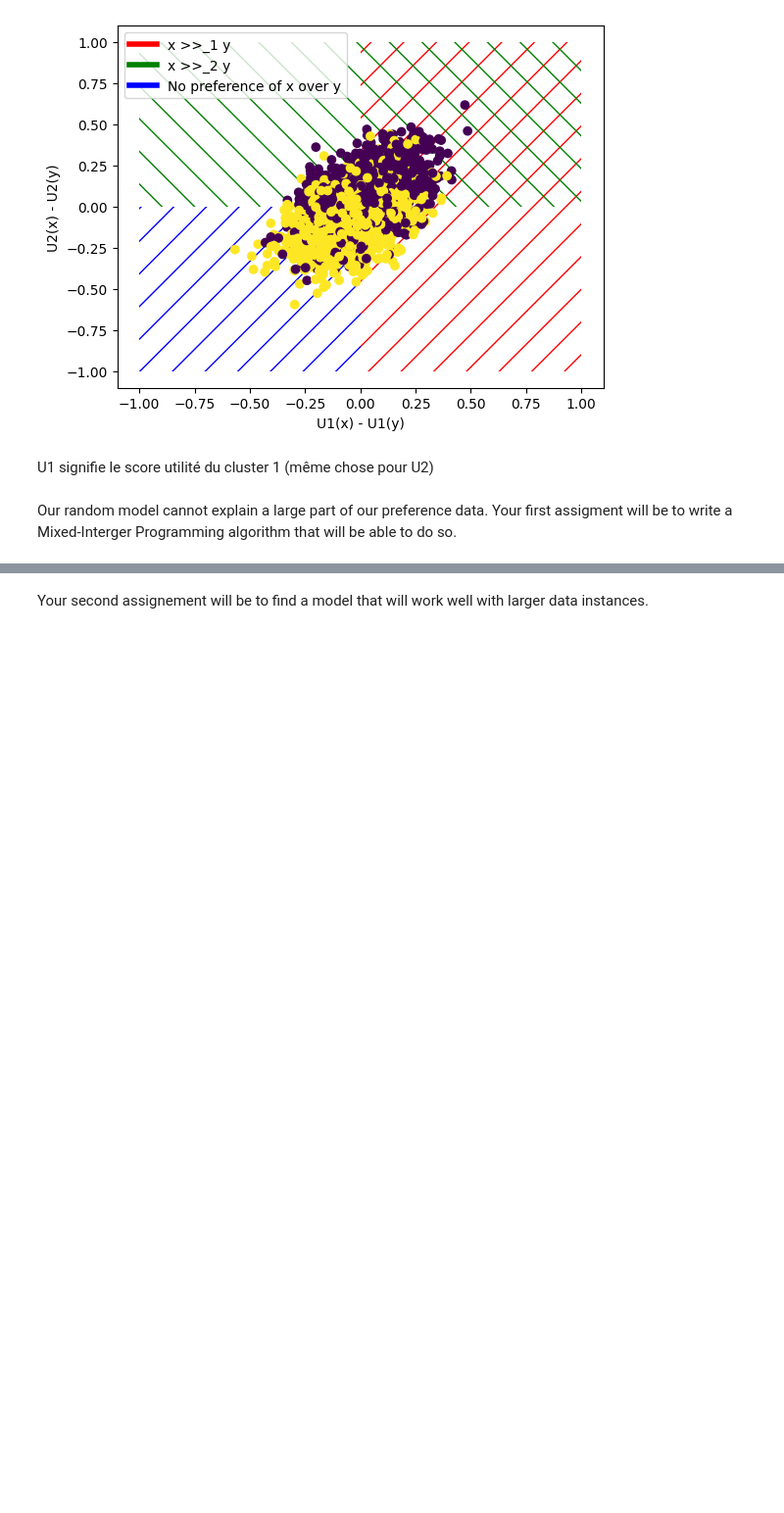
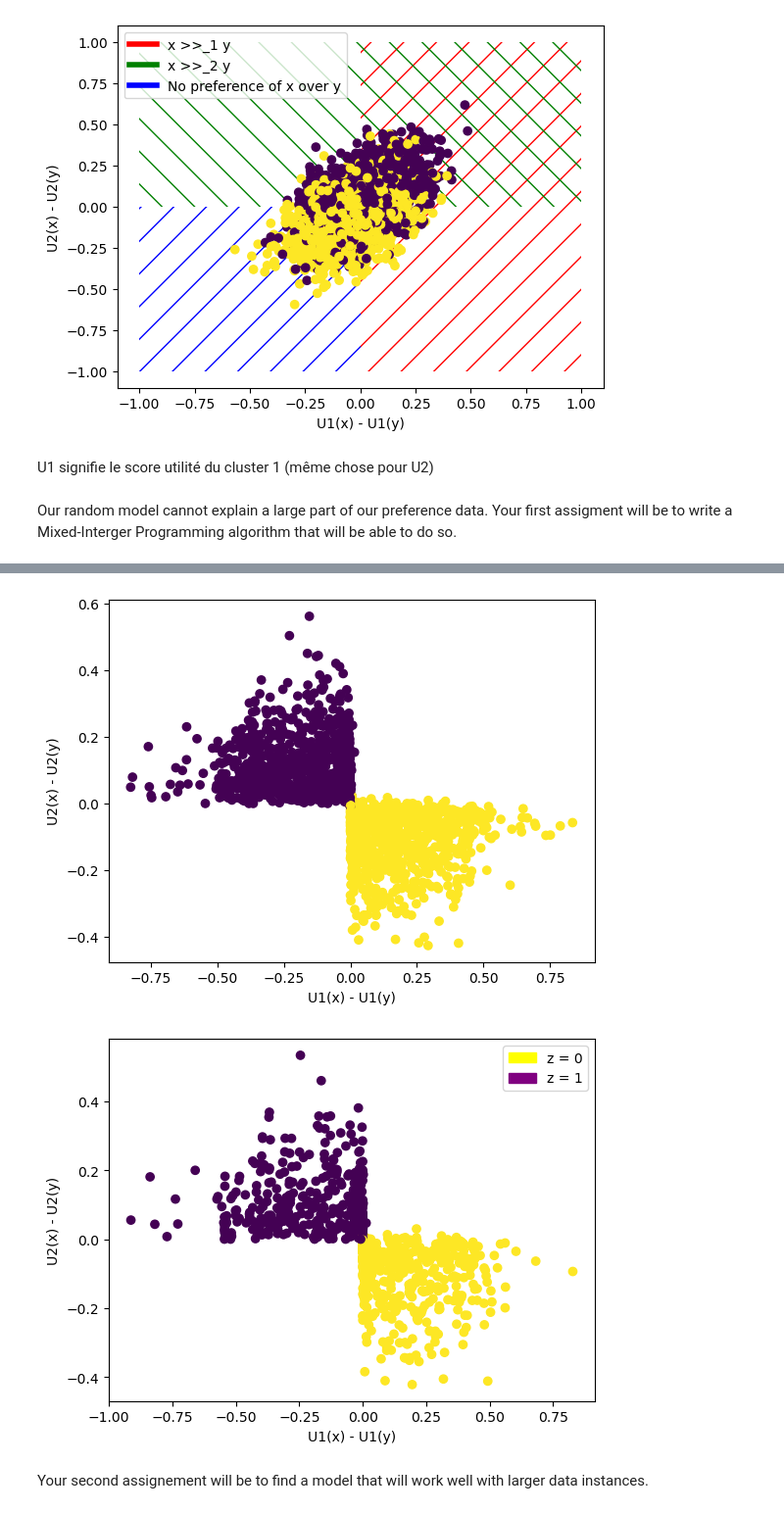
Before and after one commit to artefactory/cs-sdp-2023-24, a Jupyter notebook: notebooks/example.ipynb, the cells around one changed output, grey strips where cells are left out. Shown at 98% size. Drawn from its saved outputs; the diff is of its cells as text; code cells hidden in the pictures; blank space fills up the shorter version.

```diff
--- a/notebooks/example.ipynb
+++ b/notebooks/example.ipynb
@@ -143,15 +155,18 @@ model.fit(X, Y)
 # %%
 # As an example here are the results obtained with:
-""" # Uncomment the code to check your results
+# Uncomment the code to check your results
 plt.figure()
 plt.scatter(model.predict_utility(X)[:, 0]-model.predict_utility(Y)[:, 0],
             model.predict_utility(X)[:, 1]-model.predict_utility(Y)[:, 1], c=Z)
 plt.xlabel("U1(x) - U1(y)")
 plt.ylabel("U2(x) - U2(y)")
 plt.show()
-"""
-# Here is how it should look like
+
+#Here is how it should look like
 from IPython.display import Image
 Image("../images/MIP_results_example.png")
+# %% [output]
+[figure, added]
+[figure, added]
 # %% [markdown]
 Your second assignement will be to find a model that will work well with larger data instances.
```
Also changed, not shown: parts of 1 cell of this notebook, 2 other files.
